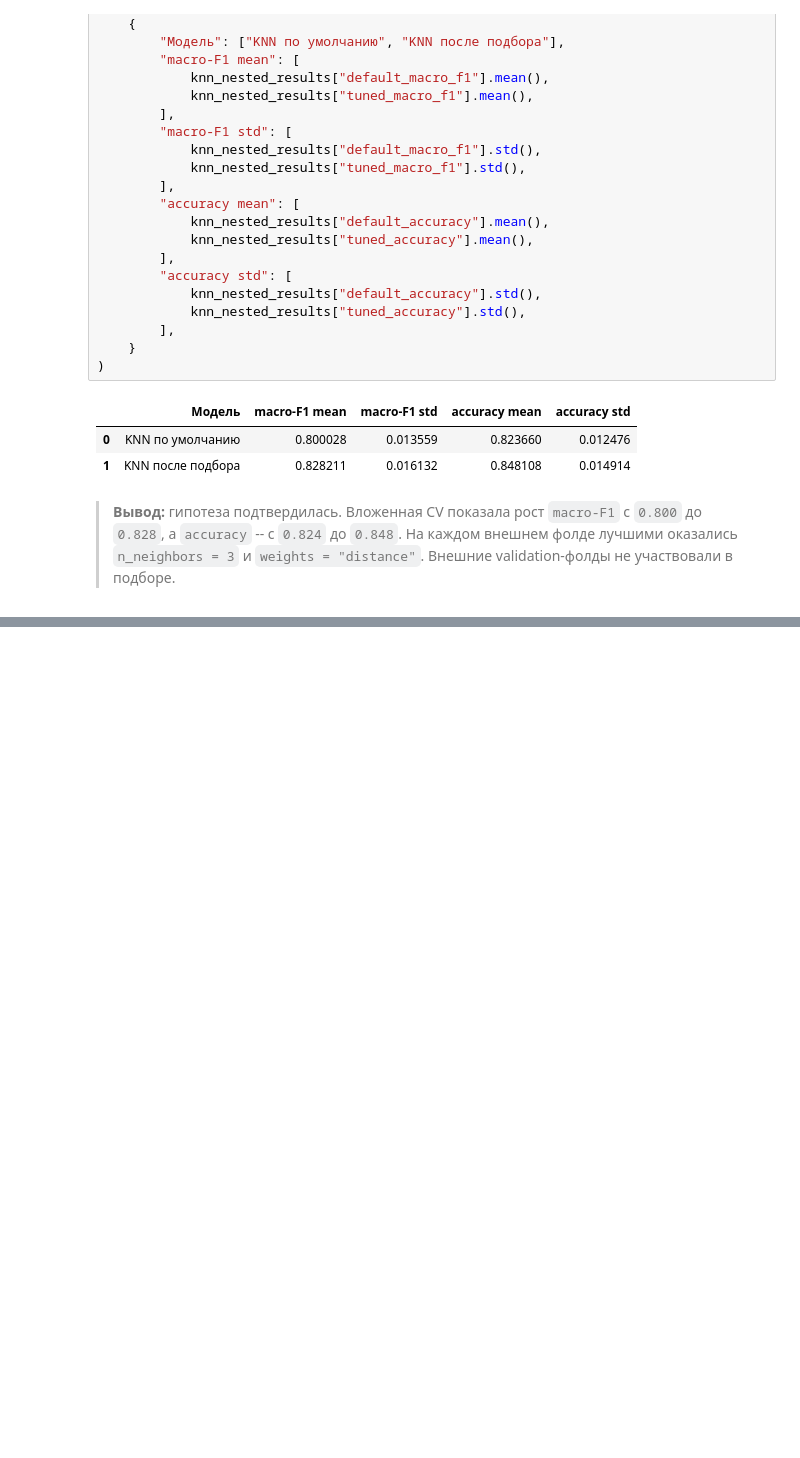
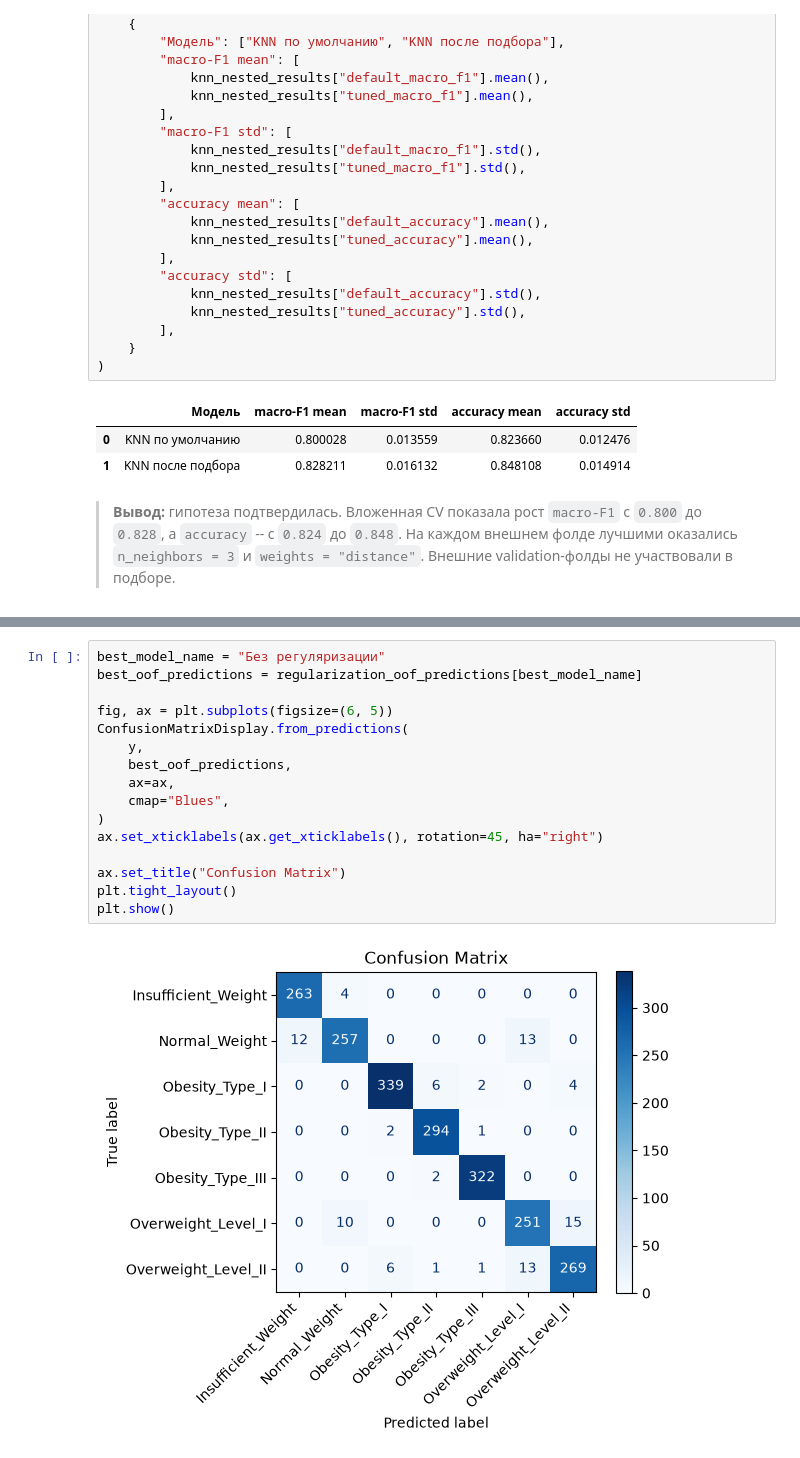
Before and after one commit to DmitryS-01/mlStartHWsSorochan, a Jupyter notebook: research.ipynb, the cells around one changed output, grey strips where cells are left out. Saved outputs shown, nothing was run; the diff lists cells and outputs as text; blank space fills up the shorter version.

```diff
--- a/research.ipynb
+++ b/research.ipynb
@@ -583,0 +663,18 @@ pd.DataFrame(
+# %%
+best_model_name = "Без регуляризации"
+best_oof_predictions = regularization_oof_predictions[best_model_name]
+
+fig, ax = plt.subplots(figsize=(6, 5))
+ConfusionMatrixDisplay.from_predictions(
+    y,
+    best_oof_predictions,
+    ax=ax,
+    cmap="Blues",
+)
+ax.set_xticklabels(ax.get_xticklabels(), rotation=45, ha="right")
+
+ax.set_title("Confusion Matrix")
+plt.tight_layout()
+plt.show()
+# %% [output]
+[figure, added]
```
Also changed, not shown: parts of 8 cells of this notebook, 1 other file.
